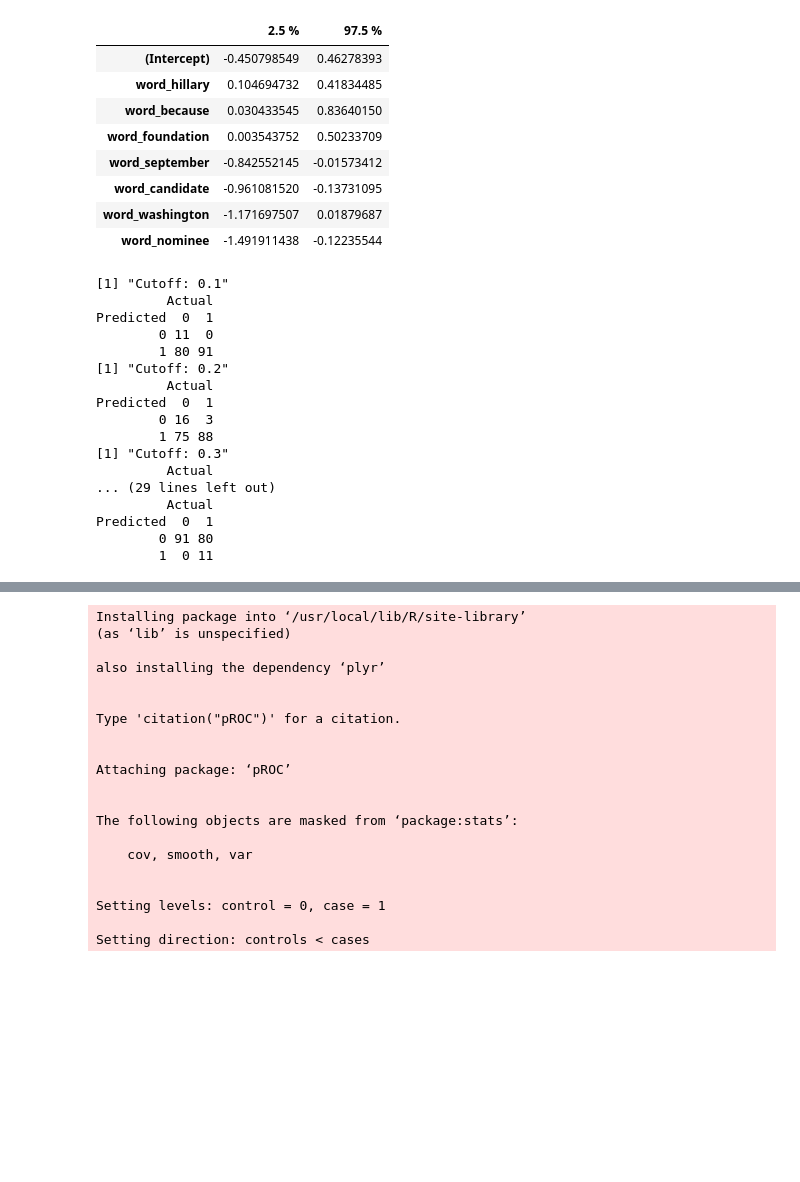
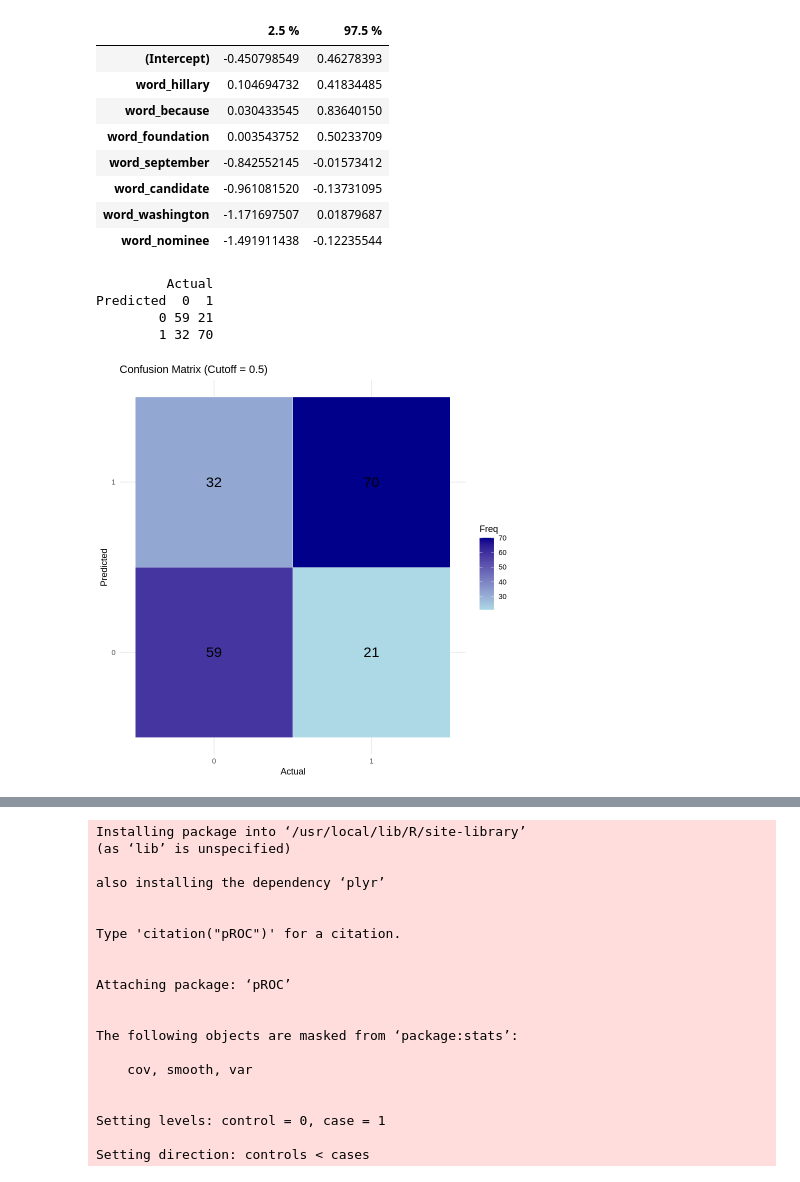
Before and after one commit to Wook22/Fake_News_Classification, a Jupyter notebook: Fake_News_Analysis.ipynb, the cells around one changed output, grey strips where cells are left out. Saved outputs shown, nothing was run; the diff lists cells and outputs as text; code cells hidden in the pictures; blank space fills up the shorter version.

```diff
--- a/Fake_News_Analysis.ipynb
+++ b/Fake_News_Analysis.ipynb
@@ -304,30 +313,34 @@ A matrix: 8 × 2 of type dbl
 # %%
 # Predict probabilities for the 'real_fake' outcome
 pred_probs <- predict(model_best, newdata = df_drop, type = "response")
-# %%
-# Example cut-off points
-cutoffs <- seq(0.1, 0.9, by = 0.1)
-for (cutoff in cutoffs) {
-  predictions <- ifelse(pred_probs > cutoff, 1, 0)
-  confusion_matrix <- table(Predicted = predictions, Actual = df_drop$real_fake)
-  print(paste("Cutoff:", cutoff))
-  print(confusion_matrix)
-}
-# %% [output]
-[1] "Cutoff: 0.1"
-         Actual
-Predicted  0  1
-        0 11  0
-        1 80 91
-[1] "Cutoff: 0.2"
-         Actual
-Predicted  0  1
-        0 16  3
-        1 75 88
-[1] "Cutoff: 0.3"
-         Actual
-... (29 lines left out)
-         Actual
-Predicted  0  1
-        0 91 80
-        1  0 11
+# %%
+# Predicted class using cutoff = 0.5
+predicted_class <- ifelse(pred_probs > 0.5, 1, 0)
+
+# Confusion matrix
+confusion_matrix <- table(Predicted = predicted_class, Actual = df_drop$real_fake)
+print(confusion_matrix)
+# %% [output]
+         Actual
+Predicted  0  1
+        0 59 21
+        1 32 70
+# %%
+library(ggplot2)
+
+# Create confusion matrix
+cm <- table(Predicted = predicted_class, Actual = actual_class)
+
+# Convert to dataframe for ggplot
+cm_df <- as.data.frame(cm)
+colnames(cm_df) <- c("Predicted", "Actual", "Freq")
+
+# Plot heatmap
+ggplot(data = cm_df, aes(x = Actual, y = Predicted, fill = Freq)) +
+  geom_tile(color = "white") +
+  geom_text(aes(label = Freq), size = 6) +
+  scale_fill_gradient(low = "lightblue", high = "darkblue") +
+  labs(title = "Confusion Matrix (Cutoff = 0.5)", x = "Actual", y = "Predicted") +
+  theme_minimal()
+# %% [output]
+[figure, added]
```
Also changed, not shown: parts of 3 cells of this notebook.
